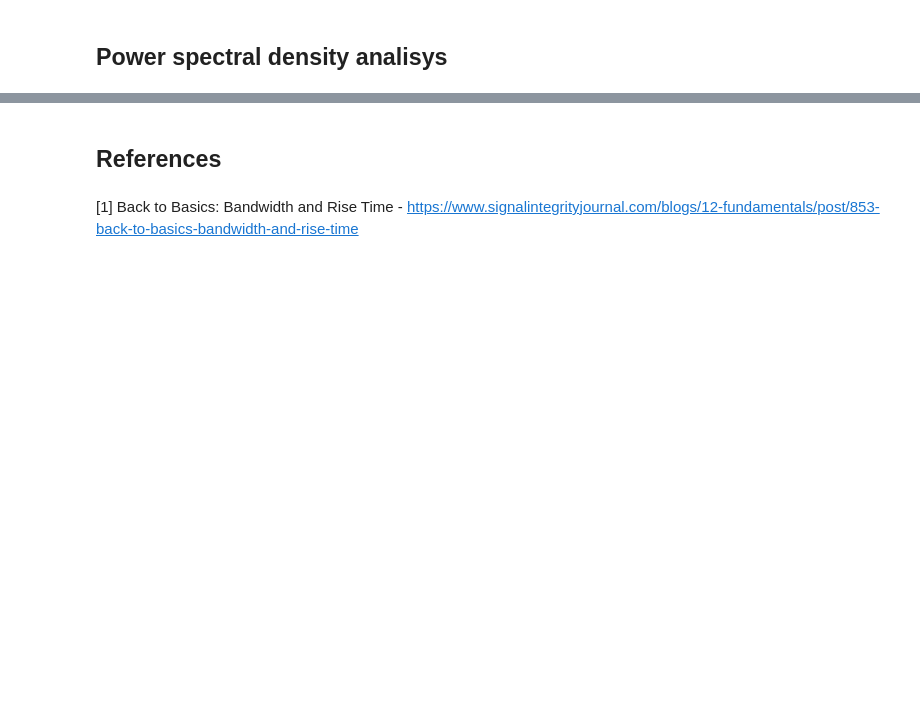
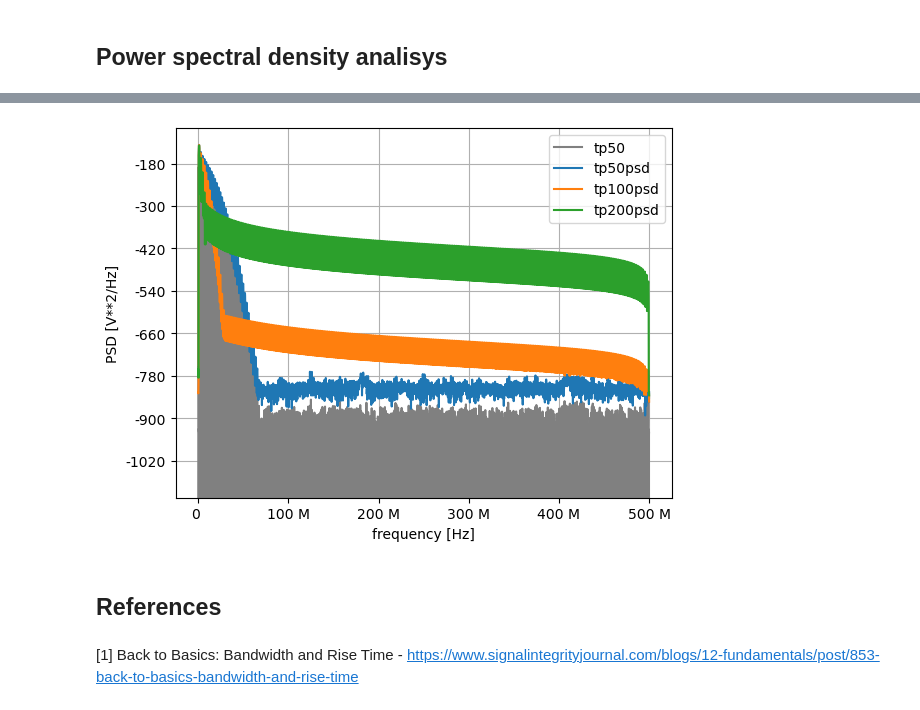
Before and after one commit to krgouveia/pulse_analysis, a Jupyter notebook: pulse analysis.ipynb, the cells around one changed output, grey strips where cells are left out. Drawn from its saved outputs; the diff is of its cells as text; code cells hidden in the pictures; blank space fills up the shorter version.

```diff
--- a/pulse analysis.ipynb
+++ b/pulse analysis.ipynb
@@ -535,3 +688,43 @@ plt.show()
+# %%
+plt.semilogy(xf[0:xf.size//2], np.abs(tp50f*tp50f/10**9)[0:xf.size//2], color='grey', label = 'tp50')
+plt.semilogy(f, PSD50, label = 'tp50psd')
+plt.semilogy(f2, PSD100, label = 'tp100psd')
+plt.semilogy(f3, PSD200, label = 'tp200psd')
+
+plt.legend(loc="upper right")
+#plt.ylim([0.5e-3, 1])
+plt.xlabel('frequency [Hz]')
+plt.ylabel('PSD [V**2/Hz]')
+
+##### Define the formatter function for y-axis ticks
+#Courtesy of ChatGPT
+from matplotlib.ticker import FuncFormatter
+def format_y_ticks(value, _):
+    scaled_value = 20*np.log10(value)
+    return f'{scaled_value:g}'
+# Apply the formatter to y-axis ticks
+plt.gca().yaxis.set_major_formatter(FuncFormatter(format_y_ticks))
+#####
+##### Define the formatter function for x-axis ticks
+#Courtesy of ChatGPT
+from matplotlib.ticker import FuncFormatter
+def format_x_ticks(value, _):
+    prefixes = ['p', 'n', 'u', 'm', '', 'k', 'M', 'G', 'T']  # Add more prefixes if needed
+    if value == 0:
+        prefix_index = 4
+    else:
+        prefix_index = int(np.floor(np.log10(abs(value)) / 3)) + 4
+    prefix = prefixes[prefix_index]
+    scaled_value = value / 10**((prefix_index - 4) * 3)
+    return f'{scaled_value:g} {prefix}'
+# Apply the formatter to x-axis ticks
+plt.gca().xaxis.set_major_formatter(FuncFormatter(format_x_ticks))
+#####
+
+plt.grid()
+plt.show()
+# %% [output]
+[figure, added]
 # %% [markdown]
 ## References
 # %% [markdown]
```
Also changed, not shown: parts of 7 cells of this notebook.
